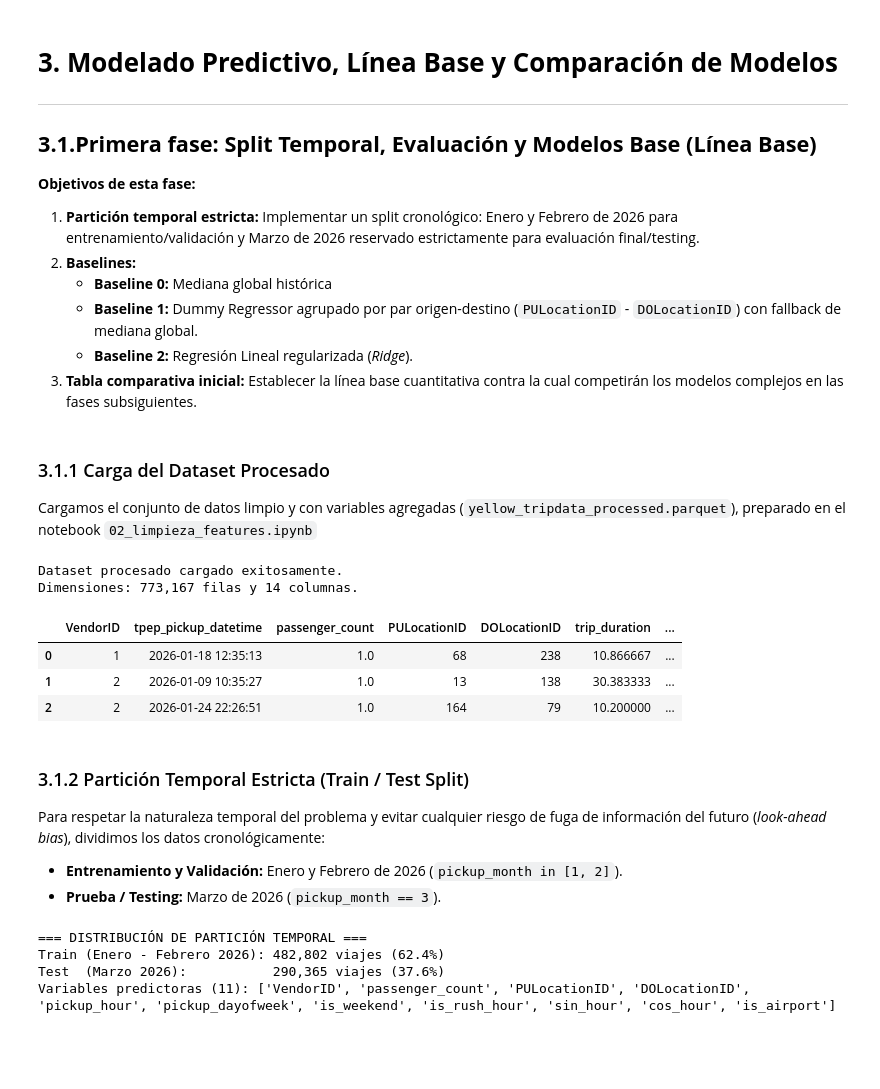
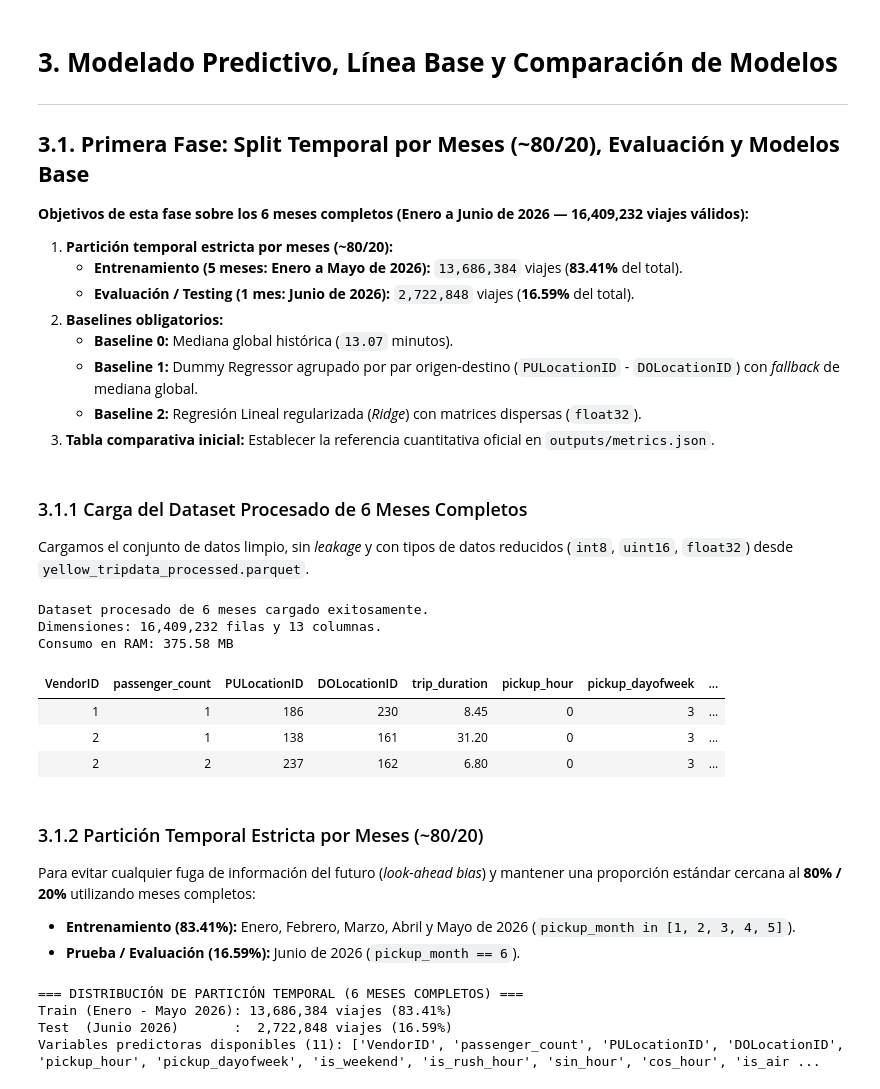
Before and after one commit to AxelPortal/MachineLearning_Proyecto, a Jupyter notebook: notebooks/03_modelos.ipynb, the cells around one changed output. Cells and saved outputs as stored; diff of their text form; code cells hidden in the pictures; blank space fills up the shorter version.

```diff
--- a/notebooks/03_modelos.ipynb
+++ b/notebooks/03_modelos.ipynb
@@ -1,15 +1,17 @@
 # %% [markdown]
 # **3. Modelado Predictivo, Línea Base y Comparación de Modelos**
 ---
-## **3.1.Primera fase: Split Temporal, Evaluación y Modelos Base (Línea Base)**
+## **3.1. Primera Fase: Split Temporal por Meses (~80/20), Evaluación y Modelos Base**
 
-**Objetivos de esta fase:**
-1. **Partición temporal estricta:** Implementar un split cronológico: Enero y Febrero de 2026 para entrenamiento/validación y Marzo de 2026 reservado estrictamente para evaluación final/testing.
-2. **Baselines:**
-   * **Baseline 0:** Mediana global histórica
-   * **Baseline 1:** Dummy Regressor agrupado por par origen-destino (`PULocationID` - `DOLocationID`) con fallback de mediana global.
-   * **Baseline 2:** Regresión Lineal regularizada (*Ridge*).
-4. **Tabla comparativa inicial:** Establecer la línea base cuantitativa contra la cual competirán los modelos complejos en las fases subsiguientes.
+**Objetivos de esta fase sobre los 6 meses completos (Enero a Junio de 2026 — 16,409,232 viajes válidos):**
+1. **Partición temporal estricta por meses (~80/20):**
+   * **Entrenamiento (5 meses: Enero a Mayo de 2026):** `13,686,384` viajes (**83.41%** del total).
+   * **Evaluación / Testing (1 mes: Junio de 2026):** `2,722,848` viajes (**16.59%** del total).
+2. **Baselines obligatorios:**
+   * **Baseline 0:** Mediana global histórica (`13.07` minutos).
+   * **Baseline 1:** Dummy Regressor agrupado por par origen-destino (`PULocationID` - `DOLocationID`) con *fallback* de mediana global.
+   * **Baseline 2:** Regresión Lineal regularizada (*Ridge*) con matrices dispersas (`float32`).
+3. **Tabla comparativa inicial:** Establecer la referencia cuantitativa oficial en `outputs/metrics.json`.
 # %%
 import os
 import sys
@@ -31,40 +33,41 @@ from sklearn.compose import ColumnTransformer
 from sklearn.pipeline import Pipeline
 # %% [markdown]
-### 3.1.1 Carga del Dataset Procesado
-Cargamos el conjunto de datos limpio y con variables agregadas (`yellow_tripdata_processed.parquet`), preparado en el notebook `02_limpieza_features.ipynb`
+### 3.1.1 Carga del Dataset Procesado de 6 Meses Completos
+Cargamos el conjunto de datos limpio, sin *leakage* y con tipos de datos reducidos (`int8`, `uint16`, `float32`) desde `yellow_tripdata_processed.parquet`.
 # %%
 data_path = os.path.join('..', 'data', 'processed', 'yellow_tripdata_processed.parquet')
 if not os.path.exists(data_path):
     data_path = os.path.join('data', 'processed', 'yellow_tripdata_processed.parquet')
 
 df = pd.read_parquet(data_path)
-print("Dataset procesado cargado exitosamente.")
-print(f"Dimensiones: {df.shape[0]:,} filas y {df.shape[1]} columnas.")
+mem_mb = df.memory_usage(deep=True).sum() / (1024**2)
+print('Dataset procesado de 6 meses cargado exitosamente.')
+print(f'Dimensiones: {df.shape[0]:,} filas y {df.shape[1]} columnas.')
+print(f'Consumo en RAM: {mem_mb:.2f} MB')
 df.head(3)
 # %% [output]
-Dataset procesado cargado exitosamente.
-Dimensiones: 773,167 filas y 14 columnas.
+Dataset procesado de 6 meses cargado exitosamente.
+Dimensiones: 16,409,232 filas y 13 columnas.
+Consumo en RAM: 375.58 MB
-|  | VendorID | tpep_pickup_datetime | passenger_count | PULocationID | DOLocationID | trip_duration | ... |
-| 0 | 1 | 2026-01-18 12:35:13 | 1.0 | 68 | 238 | 10.866667 | ... |
-| 1 | 2 | 2026-01-09 10:35:27 | 1.0 | 13 | 138 | 30.383333 | ... |
-| 2 | 2 | 2026-01-24 22:26:51 | 1.0 | 164 | 79 | 10.200000 | ... |
+| VendorID | passenger_count | PULocationID | DOLocationID | trip_duration | pickup_hour | pickup_dayofweek | ... |
+| 1 | 1 | 186 | 230 | 8.45 | 0 | 3 | ... |
+| 2 | 1 | 138 | 161 | 31.20 | 0 | 3 | ... |
+| 2 | 2 | 237 | 162 | 6.80 | 0 | 3 | ... |
 # %% [markdown]
-### 3.1.2 Partición Temporal Estricta (Train / Test Split)
-Para respetar la naturaleza temporal del problema y evitar cualquier riesgo de fuga de información del futuro (*look-ahead bias*), dividimos los datos cronológicamente:
-* **Entrenamiento y Validación:** Enero y Febrero de 2026 (`pickup_month in [1, 2]`).
-* **Prueba / Testing:** Marzo de 2026 (`pickup_month == 3`).
+### 3.1.2 Partición Temporal Estricta por Meses (~80/20)
+Para evitar cualquier fuga de información del futuro (*look-ahead bias*) y mantener una proporción estándar cercana al **80% / 20%** utilizando meses completos:
+* **Entrenamiento (83.41%):** Enero, Febrero, Marzo, Abril y Mayo de 2026 (`pickup_month in [1, 2, 3, 4, 5]`).
+* **Prueba / Evaluación (16.59%):** Junio de 2026 (`pickup_month == 6`).
 # %%
-# Máscaras temporales
-train_mask = df['pickup_month'].isin([1, 2])
-test_mask = df['pickup_month'] == 3
+# Máscaras temporales por meses (Enero-Mayo vs Junio)
+train_mask = df['pickup_month'].isin([1, 2, 3, 4, 5])
+test_mask = df['pickup_month'] == 6
 
-df_train = df[train_mask].copy()
-df_test = df[test_mask].copy()
+df_train = df[train_mask]
+df_test = df[test_mask]
 
-# Definición de variables predictoras (X) y variable objetivo (y)
 target_col = 'trip_duration'
 drop_cols = [target_col, 'tpep_pickup_datetime', 'pickup_month']
-
 feature_cols = [c for c in df.columns if c not in drop_cols]
 
 X_train = df_train[feature_cols]
@@ -77,13 +80,13 @@ n_train = len(df_train)
 n_test = len(df_test)
 total = len(df)
 
-print("=== DISTRIBUCIÓN DE PARTICIÓN TEMPORAL ===")
-print(f"Train (Enero - Febrero 2026): {n_train:,} viajes ({n_train / total * 100:.1f}%)")
-print(f"Test  (Marzo 2026):           {n_test:,} viajes ({n_test / total * 100:.1f}%)")
-print(f"Variables predictoras ({len(feature_cols)}): {feature_cols}")
+print('=== DISTRIBUCIÓN DE PARTICIÓN TEMPORAL (6 MESES COMPLETOS) ===')
+print(f'Train (Enero - Mayo 2026): {n_train:,} viajes ({n_train / total * 100:.2f}%)')
+print(f'Test  (Junio 2026)       :  {n_test:,} viajes ({n_test / total * 100:.2f}%)')
+print(f'Variables predictoras disponibles ({len(feature_cols)}): {feature_cols}')
 # %% [output]
-=== DISTRIBUCIÓN DE PARTICIÓN TEMPORAL ===
-Train (Enero - Febrero 2026): 482,802 viajes (62.4%)
-Test  (Marzo 2026):           290,365 viajes (37.6%)
-Variables predictoras (11): ['VendorID', 'passenger_count', 'PULocationID', 'DOLocationID', 'pickup_hour', 'pickup_dayofweek', 'is_weekend', 'is_rush_hour', 'sin_hour', 'cos_hour', 'is_airport']
+=== DISTRIBUCIÓN DE PARTICIÓN TEMPORAL (6 MESES COMPLETOS) ===
+Train (Enero - Mayo 2026): 13,686,384 viajes (83.41%)
+Test  (Junio 2026)       :  2,722,848 viajes (16.59%)
+Variables predictoras disponibles (11): ['VendorID', 'passenger_count', 'PULocationID', 'DOLocationID', 'pickup_hour', 'pickup_dayofweek', 'is_weekend', 'is_rush_hour', 'sin_hour', 'cos_hour', 'is_air ...
 # %% [markdown]
```
Also changed, not shown: parts of 12 cells of this notebook, 12 other files.
